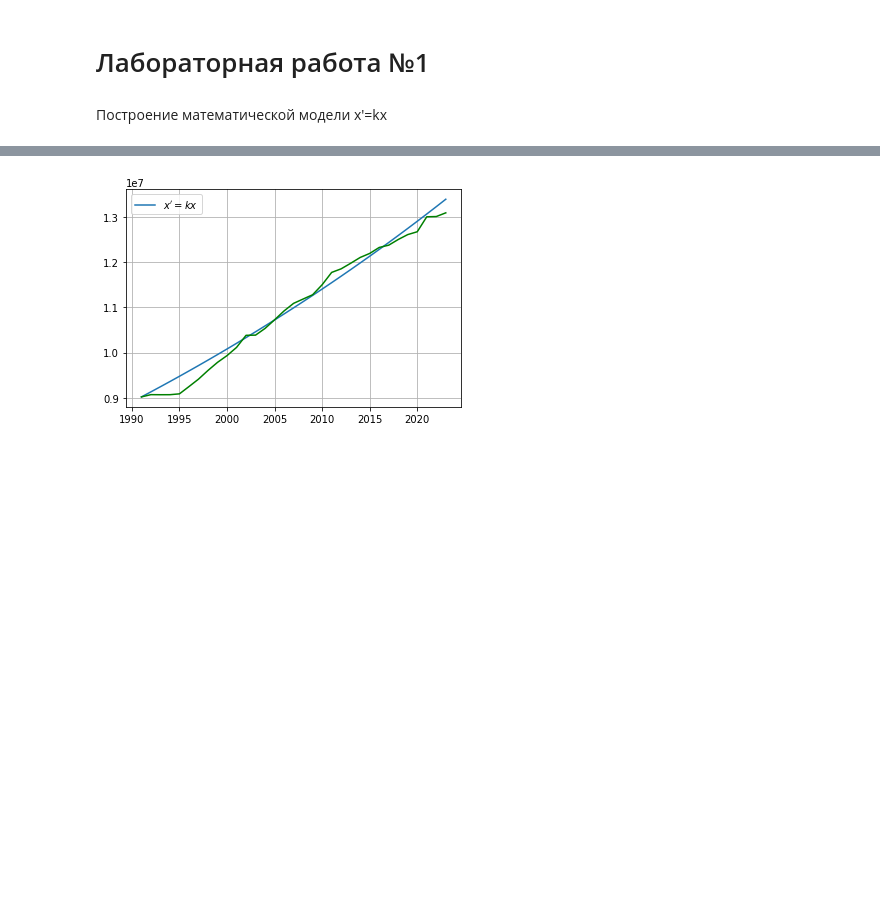
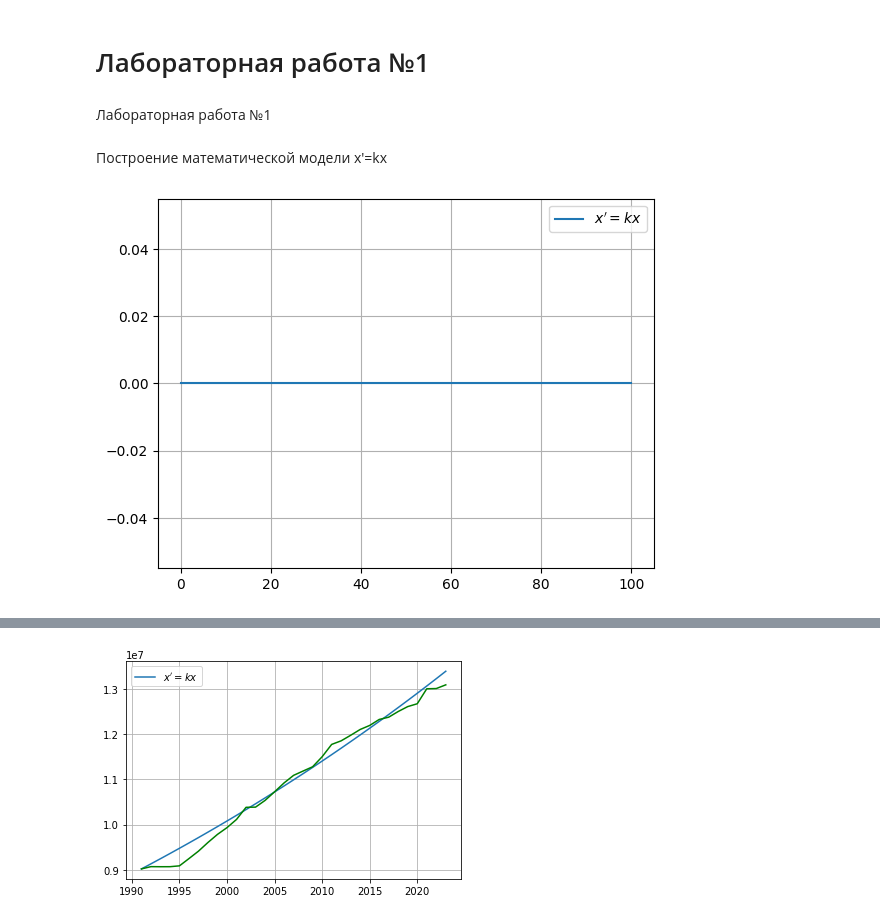
Before and after one commit to Mary-Zinoveva/MMVSULAB1, a Jupyter notebook: lab1.ipynb, the cells around one changed output, grey strips where cells are left out. Saved outputs shown, nothing was run; the diff lists cells and outputs as text; code cells hidden in the pictures; blank space fills up the shorter version.

```diff
--- a/lab1.ipynb
+++ b/lab1.ipynb
@@ -2,5 +2,32 @@
 <a href="https://colab.research.google.com/github/Mary-Zinoveva/MMVSULAB1/blob/main/lab1.ipynb" target="_parent"><img src="https://colab.research.google.com/assets/colab-badge.svg" alt="Open In Colab"/></a>
 # %% [markdown]
 # Лабораторная работа №1
+# %% [markdown]
+Лабораторная работа №1
 # %% [markdown]
 Построение математической модели x'=kx
+# %%
+import matplotlib.pyplot as plt
+import numpy as np
+from scipy.integrate import odeint
+
+#Определяем функцию, задающую значения параметрам дифференциального уравнения, определяем вид диффура
+def dydt(y,t):
+  k=-5
+  return k*y
+
+#Создаем область построения
+t=np.linspace(0,100,100)
+
+#решаем диффур, обозначаем функцию решения solve
+solve=odeint(dydt, y0=0, t=t)
+solve=solve.flatten()
+
+#Строим график мат.модели
+%matplotlib inline
+plt.plot(t, solve, label=r"$x'=kx$")
+plt.grid(True)
+plt.legend()
+plt.show()
+# %% [output]
+[figure, added]
```
Also changed, not shown: parts of 9 cells of this notebook.
